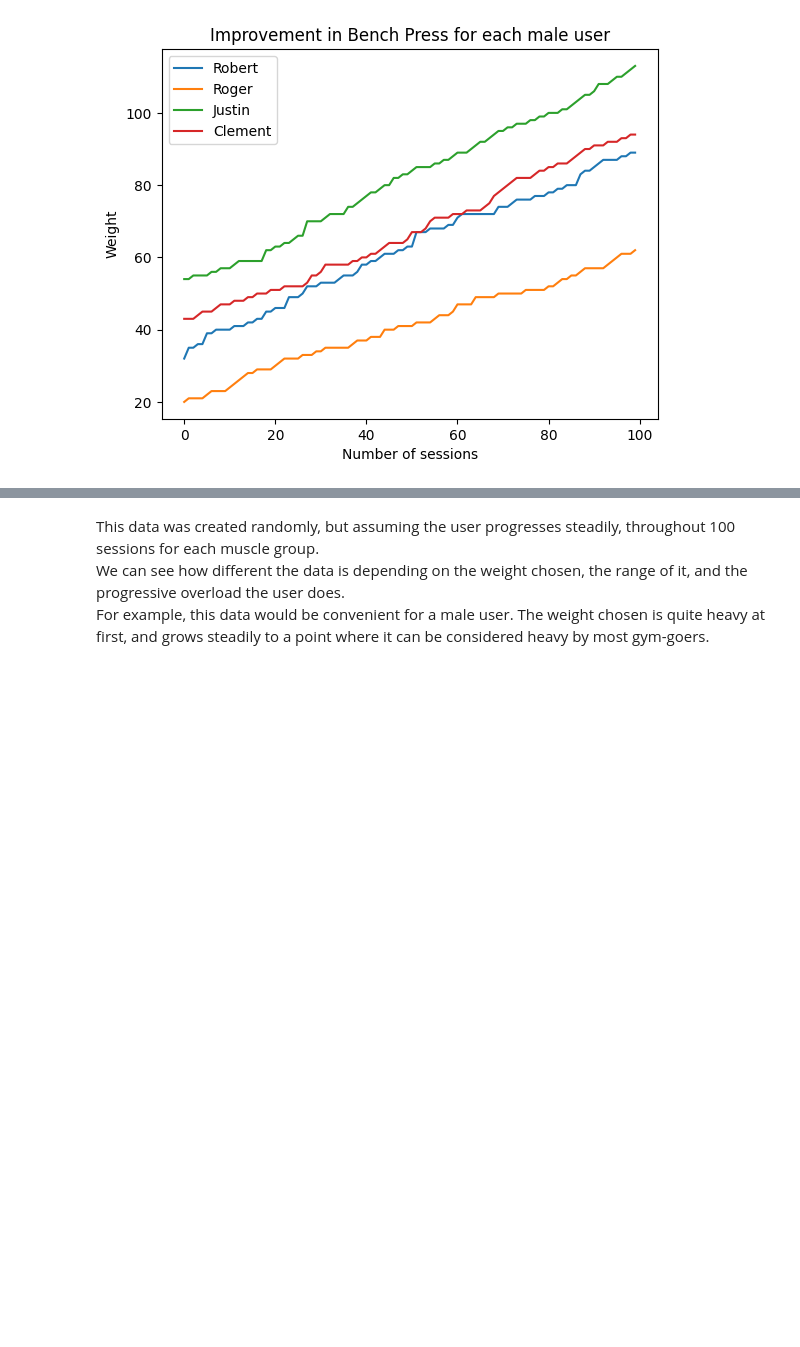
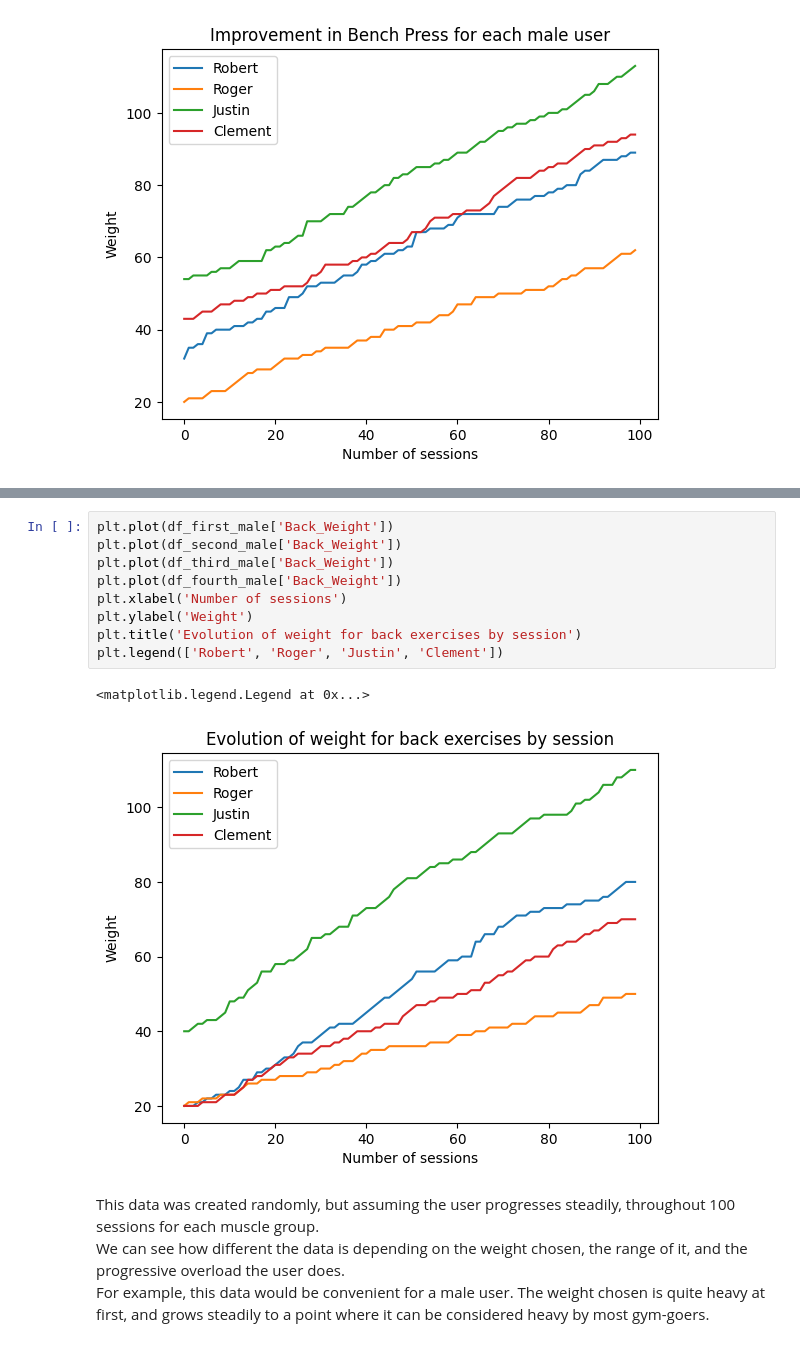
Before and after one commit to Clement733/workout_planner, a Jupyter notebook: data_improvement.ipynb, the cells around one changed output, grey strips where cells are left out. Drawn from its saved outputs; the diff is of its cells as text; blank space fills up the shorter version.

```diff
--- a/data_improvement.ipynb
+++ b/data_improvement.ipynb
@@ -390,3 +393,15 @@ plt.xlabel('Nu')
+# %%
+plt.plot(df_first_male['Back_Weight'])
+plt.plot(df_second_male['Back_Weight'])
+plt.plot(df_third_male['Back_Weight'])
+plt.plot(df_fourth_male['Back_Weight'])
+plt.xlabel('Number of sessions')
+plt.ylabel('Weight')
+plt.title('Evolution of weight for back exercises by session')
+plt.legend(['Robert', 'Roger', 'Justin', 'Clement'])
+# %% [output]
+<matplotlib.legend.Legend at 0x...>
+[figure, added]
 # %% [markdown]
 This data was created randomly, but assuming the user progresses steadily, throughout 100 sessions for each muscle group.\
 We can see how different the data is depending on the weight chosen, the range of it, and the progressive overload the user does.\
```
Also changed, not shown: parts of 8 cells of this notebook.
